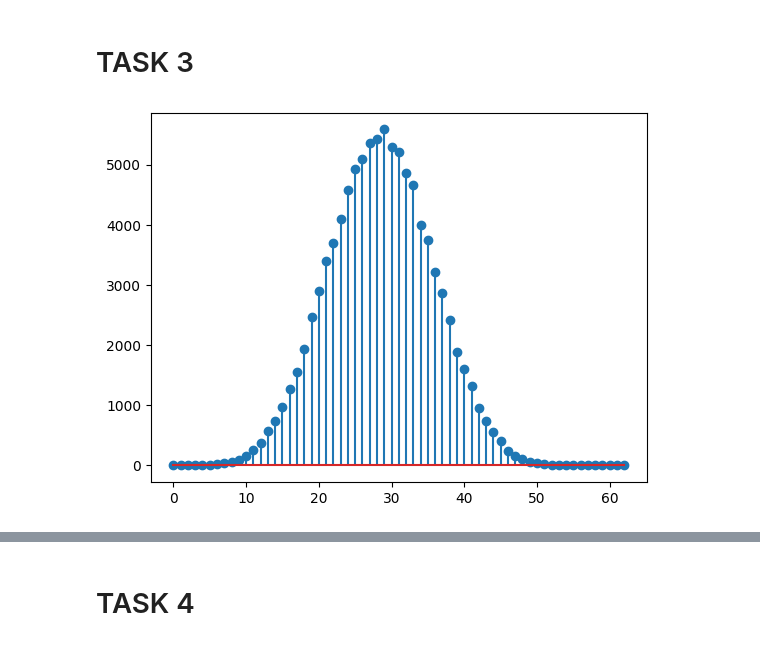
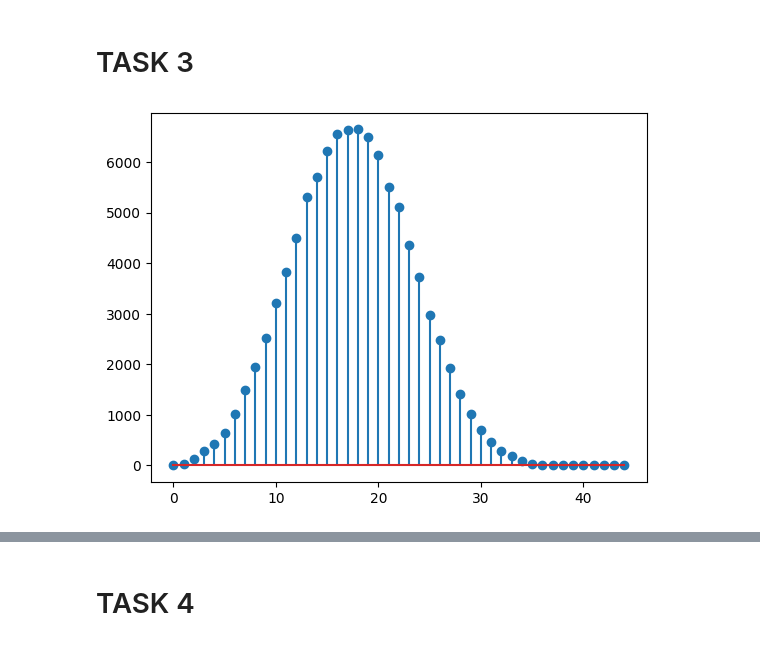
Before and after one commit to denisG99/TeamMutualInformation_InformationSec, a Jupyter notebook: Lab3_tasks.ipynb, the cells around one changed output, grey strips where cells are left out. Saved outputs shown, nothing was run; the diff lists cells and outputs as text; code cells hidden in the pictures.

```diff
--- a/Lab3_tasks.ipynb
+++ b/Lab3_tasks.ipynb
@@ -73,8 +75,10 @@ class Verifier:
 
         if(s == sPrime):
             print("Accepted")
+            return True
         else:
             print("Rejected")
+            return False
 # %%
 def generate_random_primes(lowerBound, upperBound, count):
     primes = []
@@ -284,22 +288,27 @@ print(k)
 # %% [markdown]
 # TASK 3
 # %%
-p=4047991
+p=11939
+alpha = 21
 
-x_axis=[0]*(9*len(str(p)))
+def r_distribution(p: int) -> list:
+    x_axis=[0]*(9*len(str(p)))
 
-for i in range (int(1e5)):
-    r_first=np.random.randint(0,p)
+    for i in range (int(1e5)):
+        r_first=np.random.randint(0,p)
 
-    r = sum_of_digits(r_first)
-    #r=0
+        r = sum_of_digits(r_first)
+        #r=0
 
-    #while r_first:
-     #   r, r_first = r + r_first % 10, r_first // 10
+        #while r_first:
+         #   r, r_first = r + r_first % 10, r_first // 10
 
-    x_axis[r]+=1
+        x_axis[r]+=1
 
-plt.stem(x_axis)
-plt.show()
+    return x_axis
-# %% [output]
-[figure, removed]
+# %%
+x_axis = r_distribution(p)
+plt.stem(x_axis)
+plt.show()
+# %% [output]
+[figure, added]
```
Also changed, not shown: parts of 8 cells of this notebook.
